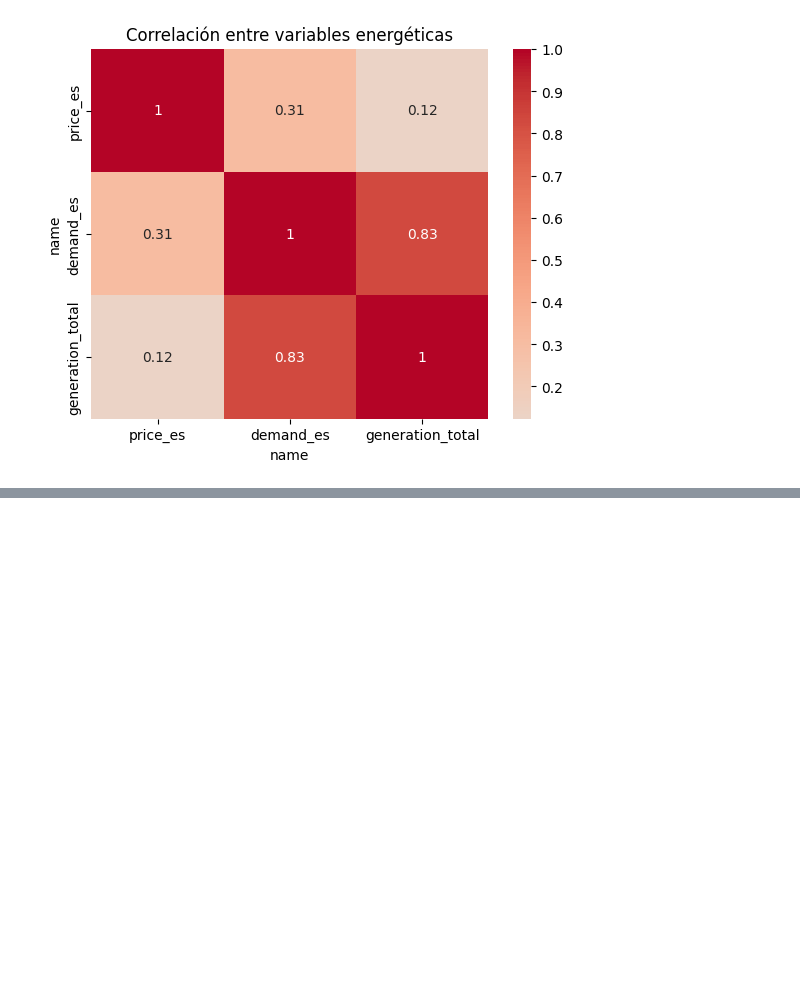
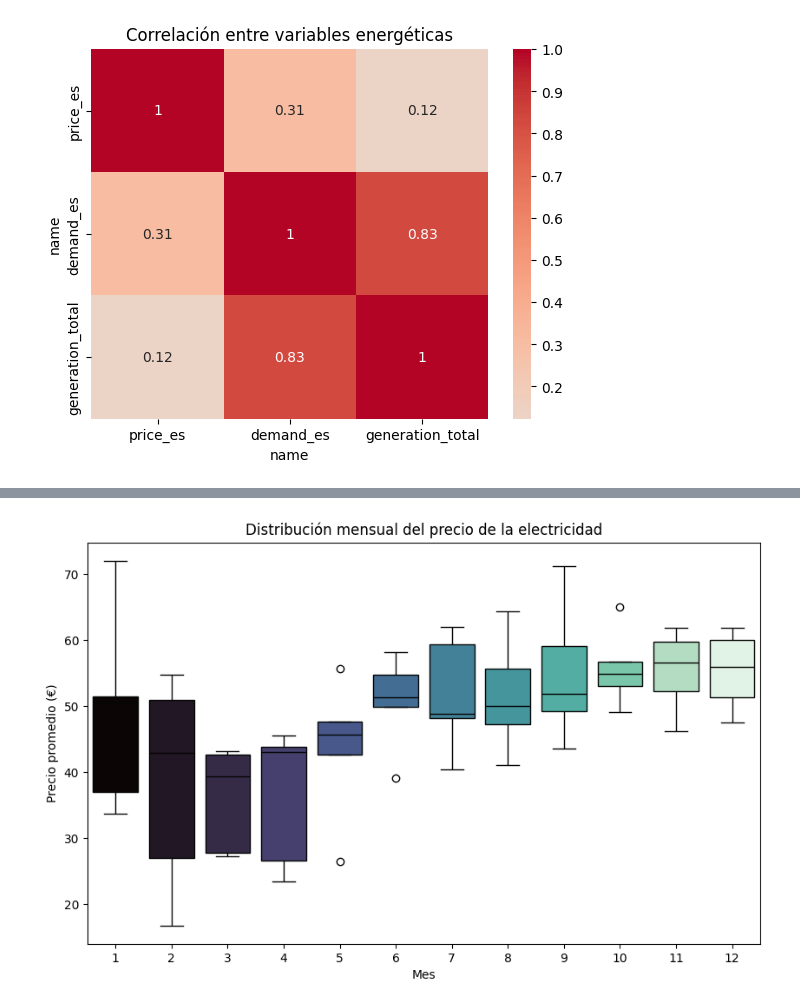
Before and after one commit to alevarriola/analisis-de-datos, a Jupyter notebook: notebooks/02_energy_timeseries_eda.ipynb, the cells around one changed output, grey strips where cells are left out. Saved outputs shown, nothing was run; the diff lists cells and outputs as text; code cells hidden in the pictures; blank space fills up the shorter version.

```diff
--- a/notebooks/02_energy_timeseries_eda.ipynb
+++ b/notebooks/02_energy_timeseries_eda.ipynb
@@ -270,0 +302,12 @@ plt.show()
+# %%
+df_month = df_wide.resample("ME").mean()
+df_month["month"] = df_month.index.month
+
+plt.figure(figsize=(10,6))
+sns.boxplot(data=df_month, x="month", y="price_es", palette="mako", hue="month", legend=False)
+plt.title("Distribución mensual del precio de la electricidad")
+plt.xlabel("Mes")
+plt.ylabel("Precio promedio (€)")
+plt.show()
+# %% [output]
+[figure, added]
```
Also changed, not shown: parts of 3 cells of this notebook, 5 other files.
